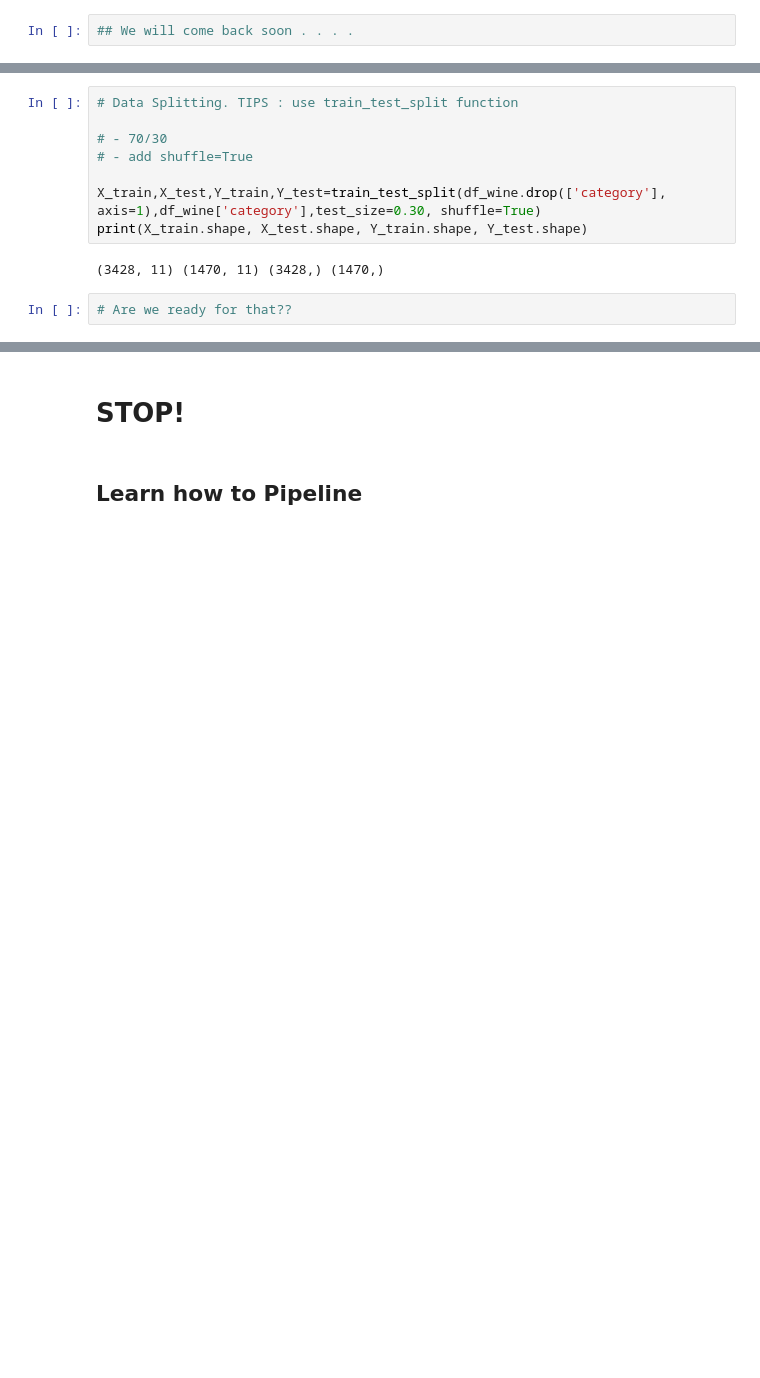
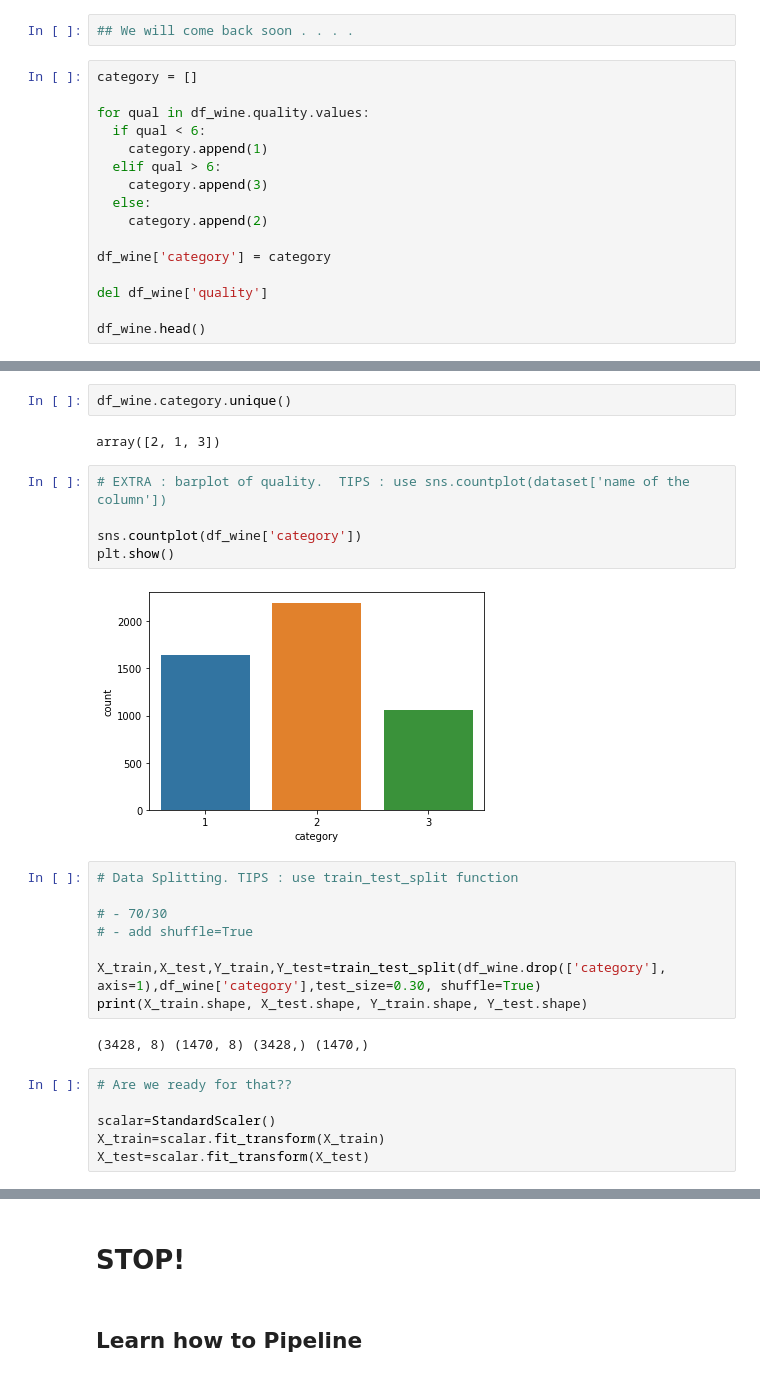
Before and after one commit to matteoalberti/Lectures_introML_Experis2020, a Jupyter notebook: Day2.ipynb, the cells around one changed output, grey strips where cells are left out. Cells and saved outputs as stored; diff of their text form; blank space fills up the shorter version.

```diff
--- a/Day2.ipynb
+++ b/Day2.ipynb
@@ -253,2 +344,18 @@ plt.show()
 # %%
 ## We will come back soon . . . .
+# %%
+category = []
+
+for qual in df_wine.quality.values:
+  if qual < 6:
+    category.append(1)
+  elif qual > 6:
+    category.append(3)
+  else:
+    category.append(2)
+
+df_wine['category'] = category
+
+del df_wine['quality']
+
+df_wine.head()
@@ -255,3 +369,14 @@ plt.show()
+# %%
+df_wine.category.unique()
+# %% [output]
+array([2, 1, 3])
+# %%
+# EXTRA : barplot of quality.  TIPS : use sns.countplot(dataset['name of the column'])
+
+sns.countplot(df_wine['category'])
+plt.show()
+# %% [output]
+[figure, added]
 # %%
 # Data Splitting. TIPS : use train_test_split function
 
@@ -261,9 +386,13 @@ plt.show()
 X_train,X_test,Y_train,Y_test=train_test_split(df_wine.drop(['category'], axis=1),df_wine['category'],test_size=0.30, shuffle=True)
 print(X_train.shape, X_test.shape, Y_train.shape, Y_test.shape)
 # %% [output]
-(3428, 11) (1470, 11) (3428,) (1470,)
+(3428, 8) (1470, 8) (3428,) (1470,)
 # %%
 # Are we ready for that??
+
+scalar=StandardScaler()
+X_train=scalar.fit_transform(X_train)
+X_test=scalar.fit_transform(X_test)
 # %%
 # Logistic Regression
 
```
Also changed, not shown: parts of 22 cells of this notebook.
